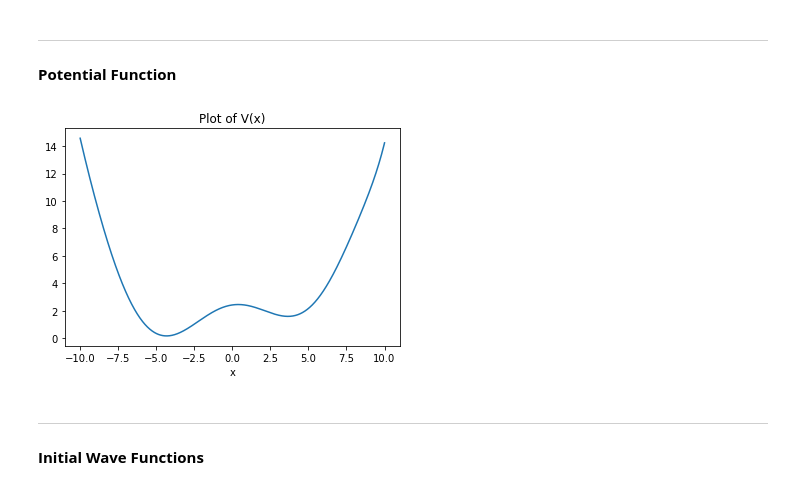
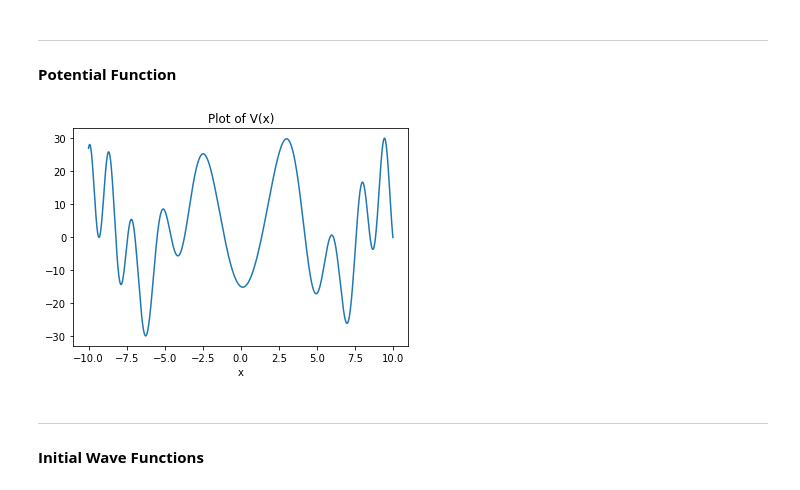
Before and after one commit to kbcollins/tdse, a Jupyter notebook: chebyshev/tdse-adj-cheb-main-kbc.ipynb, the cells around one changed output. Saved outputs shown, nothing was run; the diff lists cells and outputs as text; code cells hidden in the pictures.

```diff
--- a/chebyshev/tdse-adj-cheb-main-kbc.ipynb
+++ b/chebyshev/tdse-adj-cheb-main-kbc.ipynb
@@ -34,35 +34,36 @@ fourtox = np.exp(1j * np.pi * np.outer(fournvec, xvec) / L) / np.sqrt(2 * L)
 # %%
 # define potential for generating training data
 
 def v(z):
     # harmonic oscillator potential (should be exact for Chebyshev)
     # return 0.5 * z**2
     # symmetric double well potential
     # return 2.5e-3 * (z**2 - 25)**2
     # asymmetric double well potential
-    c0 = 4.35; c1 = 9.40e-1; c2 = -3.56e-1; c3 = -4.66e-2
-    c4 = 1.46e-2; c5 = 6.76e-4; c6 = -1.26e-4; c7 = -5.43e-6
-    c8 = 4.12e-7; c9 = 1.65e-8
-    x = z + 0.8
-    return 0.5 * (c0 + c1*x + c2*x**2 + c3*x**3 + c4*x**4 + c5*x**5 \
-           + c6*x**6 + c7*x**7 + c8*x**8 + c9*x**9)
+    # c0 = 4.35; c1 = 9.40e-1; c2 = -3.56e-1; c3 = -4.66e-2
+    # c4 = 1.46e-2; c5 = 6.76e-4; c6 = -1.26e-4; c7 = -5.43e-6
+    # c8 = 4.12e-7; c9 = 1.65e-8
+    # x = z + 0.8
+    # return 0.5 * (c0 + c1*x + c2*x**2 + c3*x**3 + c4*x**4 + c5*x**5 \
+    #        + c6*x**6 + c7*x**7 + c8*x**8 + c9*x**9)
     # non-polynomial potentials
     # return np.sin(0.4 * z - 1)
     # return np.sin((0.5 * z)**2)
+    return 15 * (-np.cos(z) + np.sin((0.5 * z)**2 - 0.2 * z))
     # soft coulomb potential
     # return -1 / np.sqrt(z**2 + 0.25)
 
 
 # compute true potential on real space grid for plotting
 vxvec = v(xvec)
 
 # plot true potential
 plt.plot(xvec, vxvec)
 plt.title('Plot of V(x)')
 plt.xlabel('x')
 plt.show()
 # %% [output]
-[figure, old version]
+[figure, new version]
 # %% [markdown]
 ---
 **Initial Wave Functions**
```
Also changed, not shown: parts of 2 cells of this notebook, 1 other file.
